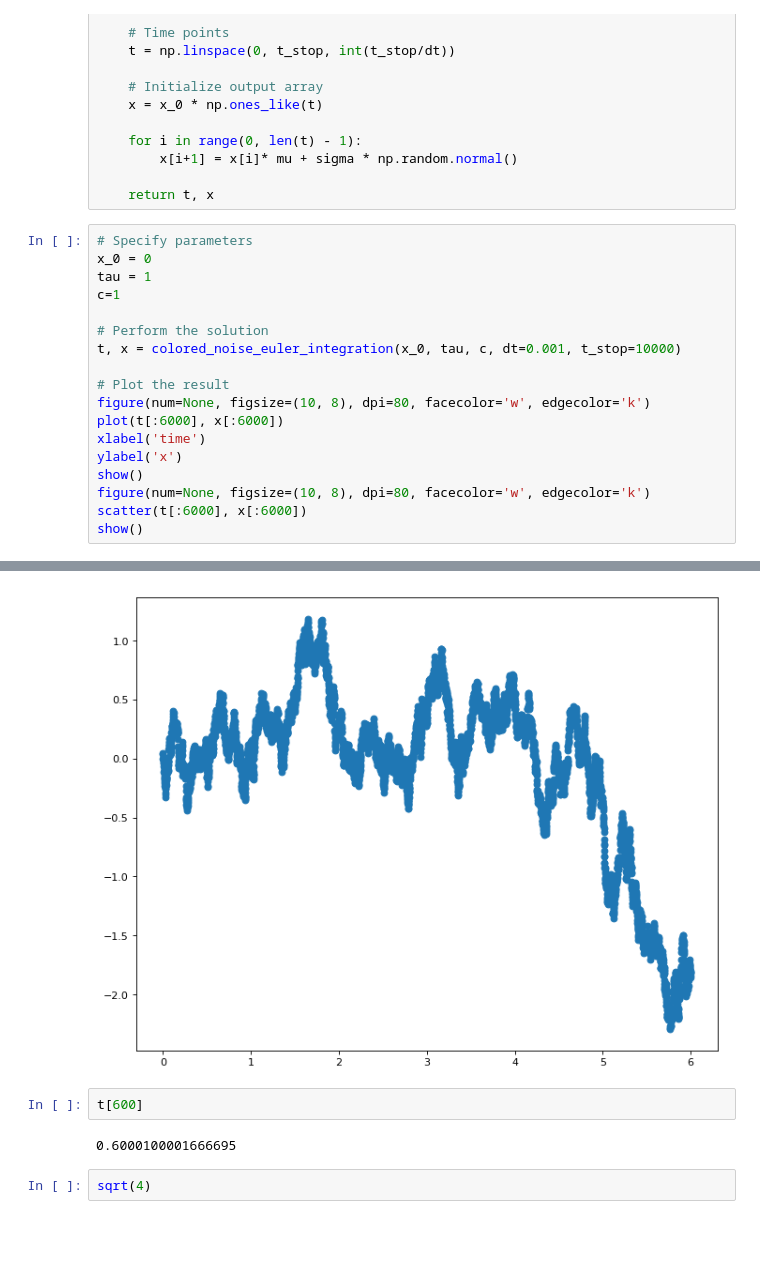
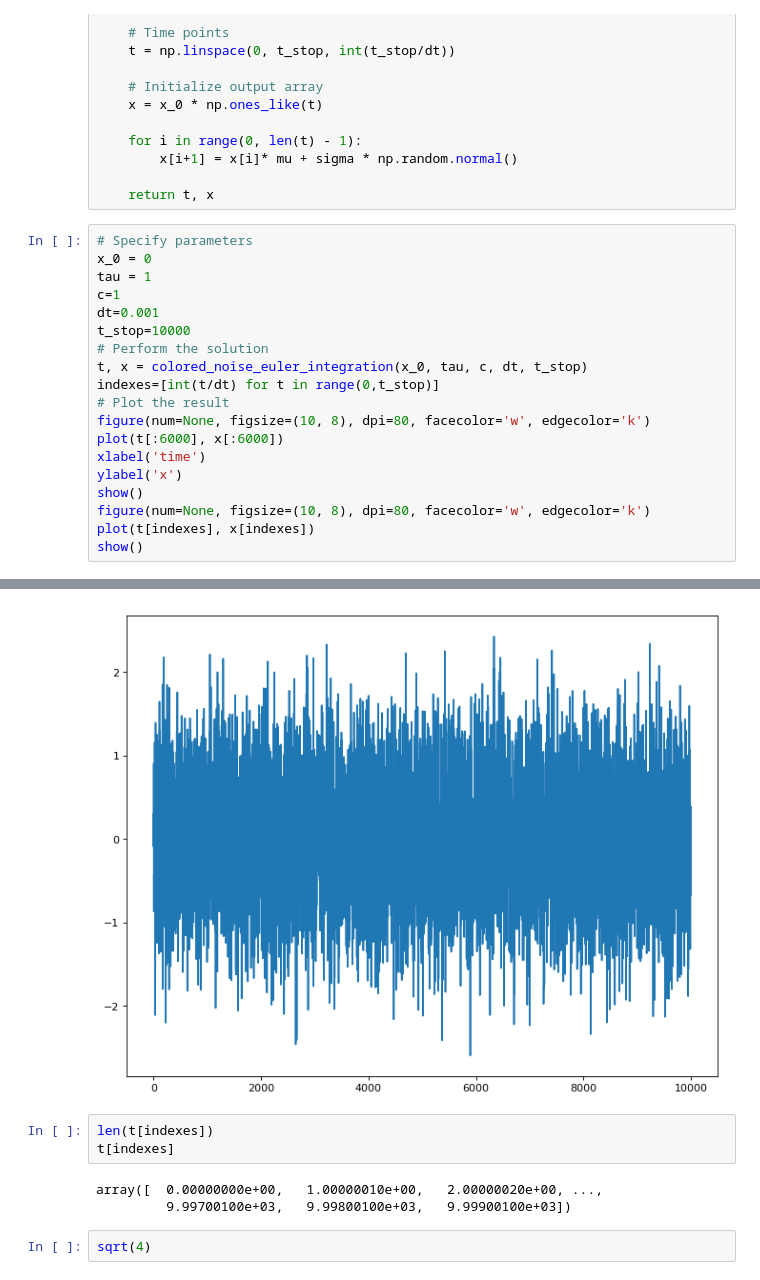
Before and after one commit to carfuentes/notebooks-tests, a Jupyter notebook: Colored-noise.ipynb, the cells around one changed output, grey strips where cells are left out. Drawn from its saved outputs; the diff is of its cells as text; blank space fills up the shorter version.

```diff
--- a/Colored-noise.ipynb
+++ b/Colored-noise.ipynb
@@ -27,10 +27,11 @@ def colored_noise_euler_integration(x_0, tau, c, dt=0.01, t_stop=60):
 x_0 = 0
 tau = 1
 c=1
-
+dt=0.001
+t_stop=10000
 # Perform the solution
-t, x = colored_noise_euler_integration(x_0, tau, c, dt=0.001, t_stop=10000)
-
+t, x = colored_noise_euler_integration(x_0, tau, c, dt, t_stop)
+indexes=[int(t/dt) for t in range(0,t_stop)]
 # Plot the result
 figure(num=None, figsize=(10, 8), dpi=80, facecolor='w', edgecolor='k')
 plot(t[:6000], x[:6000])
@@ -38,6 +39,6 @@ xlabel('time')
 ylabel('x')
 show()
 figure(num=None, figsize=(10, 8), dpi=80, facecolor='w', edgecolor='k')
-scatter(t[:6000], x[:6000])
+plot(t[indexes], x[indexes])
 show()
 # %% [output]
@@ -45,8 +46,10 @@ show()
-[figure, old version]
+[figure, new version]
-# %%
-t[600]
-# %% [output]
-0.6000100001666695
+# %%
+len(t[indexes])
+t[indexes]
+# %% [output]
+array([  0.00000000e+00,   1.00000010e+00,   2.00000020e+00, ...,
+         9.99700100e+03,   9.99800100e+03,   9.99900100e+03])
 # %%
 sqrt(4)
 # %% [output]
```
Also changed, not shown: parts of 1 cell of this notebook, 1 other file.
